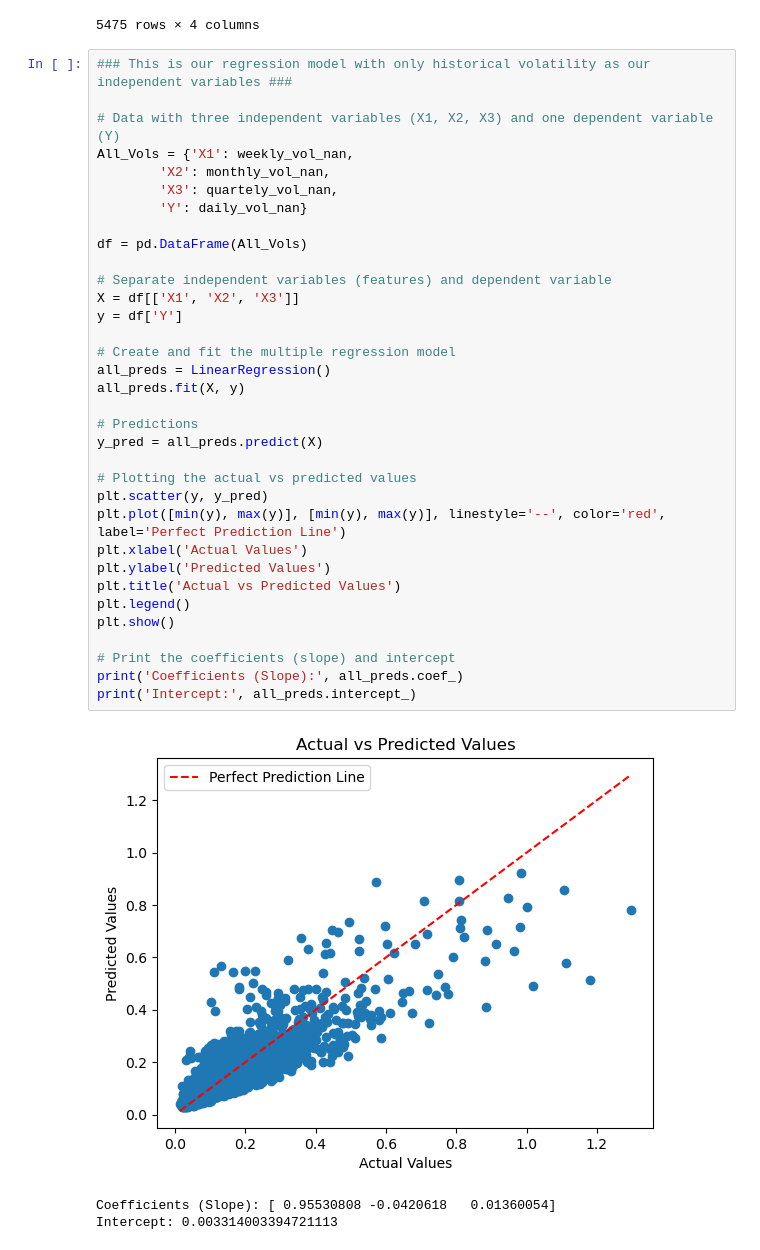
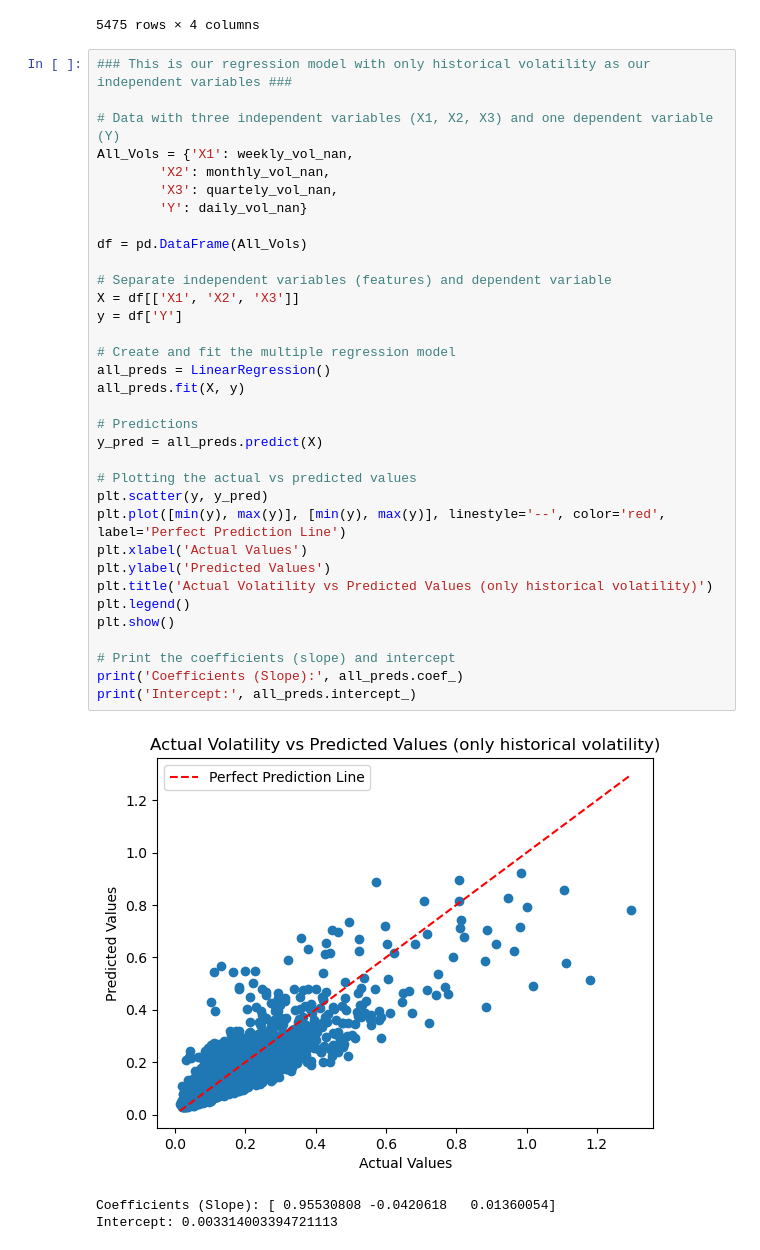
Before and after one commit to zspero/Least-Squares-Approx-Math-104A, a Jupyter notebook: Regression Model with Volatility Data.ipynb, the cells around one changed output. Cells and saved outputs as stored; diff of their text form.

```diff
--- a/Regression Model with Volatility Data.ipynb
+++ b/Regression Model with Volatility Data.ipynb
@@ -111,35 +111,35 @@ volatilities
 All_Vols = {'X1': weekly_vol_nan,
         'X2': monthly_vol_nan,
         'X3': quartely_vol_nan,
         'Y': daily_vol_nan}
 
 df = pd.DataFrame(All_Vols)
 
 # Separate independent variables (features) and dependent variable
 X = df[['X1', 'X2', 'X3']]
 y = df['Y']
 
 # Create and fit the multiple regression model
 all_preds = LinearRegression()
 all_preds.fit(X, y)
 
 # Predictions
 y_pred = all_preds.predict(X)
 
 # Plotting the actual vs predicted values
 plt.scatter(y, y_pred)
 plt.plot([min(y), max(y)], [min(y), max(y)], linestyle='--', color='red', label='Perfect Prediction Line')
 plt.xlabel('Actual Values')
 plt.ylabel('Predicted Values')
-plt.title('Actual vs Predicted Values')
+plt.title('Actual Volatility vs Predicted Values (only historical volatility)')
 plt.legend()
 plt.show()
 
 # Print the coefficients (slope) and intercept
 print('Coefficients (Slope):', all_preds.coef_)
 print('Intercept:', all_preds.intercept_)
 # %% [output]
-[figure, old version]
+[figure, new version]
 Coefficients (Slope): [ 0.95530808 -0.0420618   0.01360054]
 Intercept: 0.003314003394721113
 # %%
```
Also changed, not shown: parts of 3 cells of this notebook.
